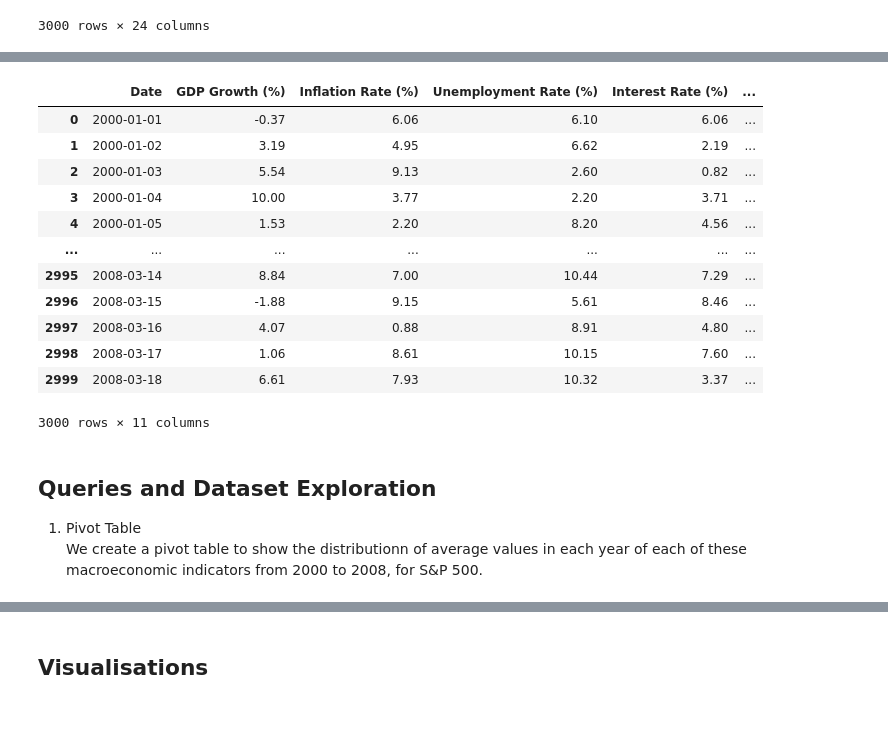
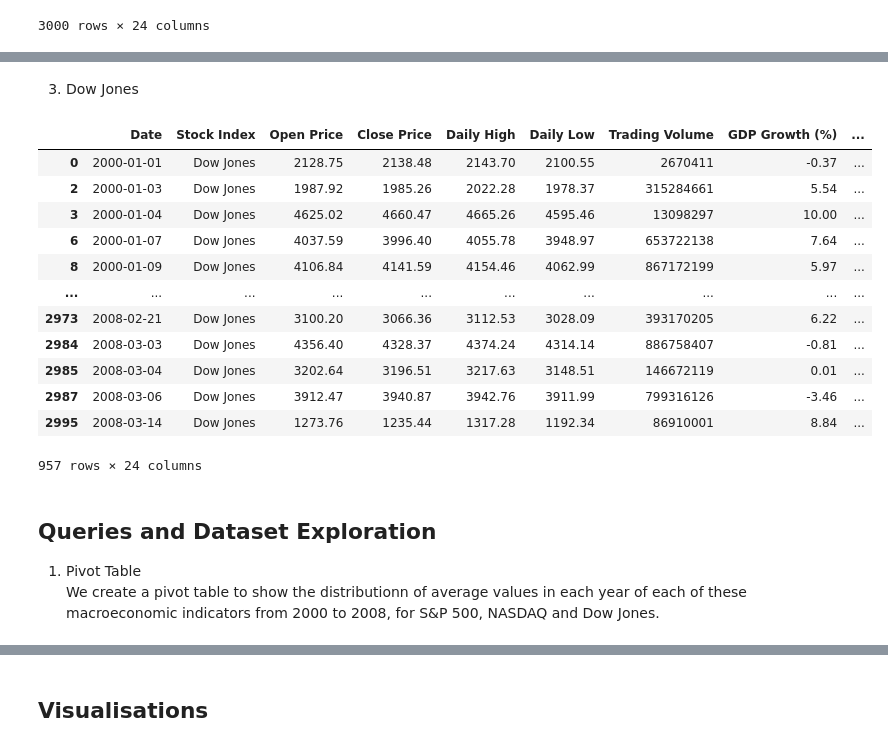
Before and after one commit to phxlptwt/phxlptwt, a Jupyter notebook: stat1000j/econs_analysisipynb.ipynb, the cells around one changed output, grey strips where cells are left out. Drawn from its saved outputs; the diff is of its cells as text; code cells hidden in the pictures; blank space fills up the shorter version.

```diff
--- a/stat1000j/econs_analysisipynb.ipynb
+++ b/stat1000j/econs_analysisipynb.ipynb
@@ -28,5 +25,7 @@ from sklearn.model_selection import train_test_split, GridSearchCV, cross_val_sc
 # %%
-original_df = pd.read_csv('finance_economics_dataset.csv')
+original_df = pd.read_csv('finance_economics_dataset.csv').dropna()
+original_df['Date'] = pd.to_datetime(original_df['Date'], errors='coerce')
+original_df = original_df.sort_values(by='Date')
 original_df
 # %% [output]
 |  | Date | Stock Index | Open Price | Close Price | Daily High | Daily Low | Trading Volume | GDP Growth (%) | ... |
@@ -47,28 +85,25 @@ We only take the following columns to focus more on just the macroeconomic indic
+# %% [markdown]
+3. Dow Jones
 # %%
-original_df = pd.read_csv('finance_economics_dataset.csv')
-original_df['Date'] = pd.to_datetime(original_df['Date'], errors='coerce')
-original_df = original_df.sort_values(by='Date')
-df = original_df[['Date', 'GDP Growth (%)', 'Inflation Rate (%)', 'Unemployment Rate (%)', 'Interest Rate (%)', 'Government Debt (Billion USD)', 'Bankruptcy Rate (%)', 'Crude Oil Price (USD per Barrel)', 'Gold Price (USD per Ounce)', 'Consumer Spending (Billion USD)', 'Consumer Confidence Index']].dropna()
-
-df.columns = df.columns.str.strip()
-df['Date'] = pd.to_datetime(df['Date'], errors='coerce')
-df
+dj_df = original_df[original_df['Stock Index'] == 'Dow Jones'].copy()
+dj_df['Date'] = pd.to_datetime(dj_df['Date'], errors='coerce')  # Ensure 'Date' is in datetime format
+dj_df
 # %% [output]
-|  | Date | GDP Growth (%) | Inflation Rate (%) | Unemployment Rate (%) | Interest Rate (%) | ... |
-| 0 | 2000-01-01 | -0.37 | 6.06 | 6.10 | 6.06 | ... |
-| 1 | 2000-01-02 | 3.19 | 4.95 | 6.62 | 2.19 | ... |
-| 2 | 2000-01-03 | 5.54 | 9.13 | 2.60 | 0.82 | ... |
-| 3 | 2000-01-04 | 10.00 | 3.77 | 2.20 | 3.71 | ... |
-| 4 | 2000-01-05 | 1.53 | 2.20 | 8.20 | 4.56 | ... |
-| ... | ... | ... | ... | ... | ... | ... |
-| 2995 | 2008-03-14 | 8.84 | 7.00 | 10.44 | 7.29 | ... |
-| 2996 | 2008-03-15 | -1.88 | 9.15 | 5.61 | 8.46 | ... |
-| 2997 | 2008-03-16 | 4.07 | 0.88 | 8.91 | 4.80 | ... |
-| 2998 | 2008-03-17 | 1.06 | 8.61 | 10.15 | 7.60 | ... |
-| 2999 | 2008-03-18 | 6.61 | 7.93 | 10.32 | 3.37 | ... |
+|  | Date | Stock Index | Open Price | Close Price | Daily High | Daily Low | Trading Volume | GDP Growth (%) | ... |
+| 0 | 2000-01-01 | Dow Jones | 2128.75 | 2138.48 | 2143.70 | 2100.55 | 2670411 | -0.37 | ... |
+| 2 | 2000-01-03 | Dow Jones | 1987.92 | 1985.26 | 2022.28 | 1978.37 | 315284661 | 5.54 | ... |
+| 3 | 2000-01-04 | Dow Jones | 4625.02 | 4660.47 | 4665.26 | 4595.46 | 13098297 | 10.00 | ... |
+| 6 | 2000-01-07 | Dow Jones | 4037.59 | 3996.40 | 4055.78 | 3948.97 | 653722138 | 7.64 | ... |
+| 8 | 2000-01-09 | Dow Jones | 4106.84 | 4141.59 | 4154.46 | 4062.99 | 867172199 | 5.97 | ... |
+| ... | ... | ... | ... | ... | ... | ... | ... | ... | ... |
+| 2973 | 2008-02-21 | Dow Jones | 3100.20 | 3066.36 | 3112.53 | 3028.09 | 393170205 | 6.22 | ... |
+| 2984 | 2008-03-03 | Dow Jones | 4356.40 | 4328.37 | 4374.24 | 4314.14 | 886758407 | -0.81 | ... |
+| 2985 | 2008-03-04 | Dow Jones | 3202.64 | 3196.51 | 3217.63 | 3148.51 | 146672119 | 0.01 | ... |
+| 2987 | 2008-03-06 | Dow Jones | 3912.47 | 3940.87 | 3942.76 | 3911.99 | 799316126 | -3.46 | ... |
+| 2995 | 2008-03-14 | Dow Jones | 1273.76 | 1235.44 | 1317.28 | 1192.34 | 86910001 | 8.84 | ... |
-3000 rows × 11 columns
+957 rows × 24 columns
 # %% [markdown]
 ## Queries and Dataset Exploration
 1. Pivot Table
-    We create a pivot table to show the distributionn of average values in each year of each of these macroeconomic indicators from 2000 to 2008, for S&P 500.
+    We create a pivot table to show the distributionn of average values in each year of each of these macroeconomic indicators from 2000 to 2008, for S&P 500, NASDAQ and Dow Jones.
 # %%
```
Also changed, not shown: parts of 21 cells of this notebook.
